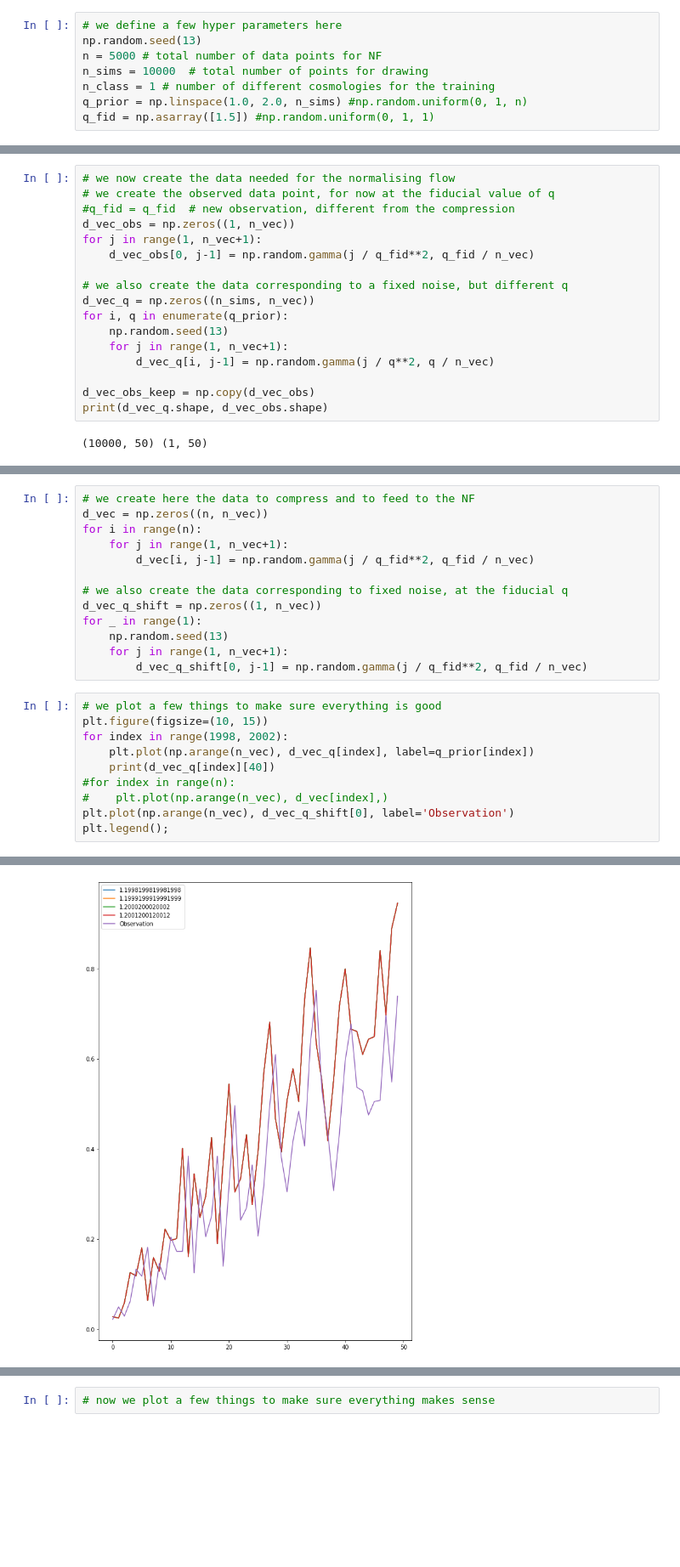
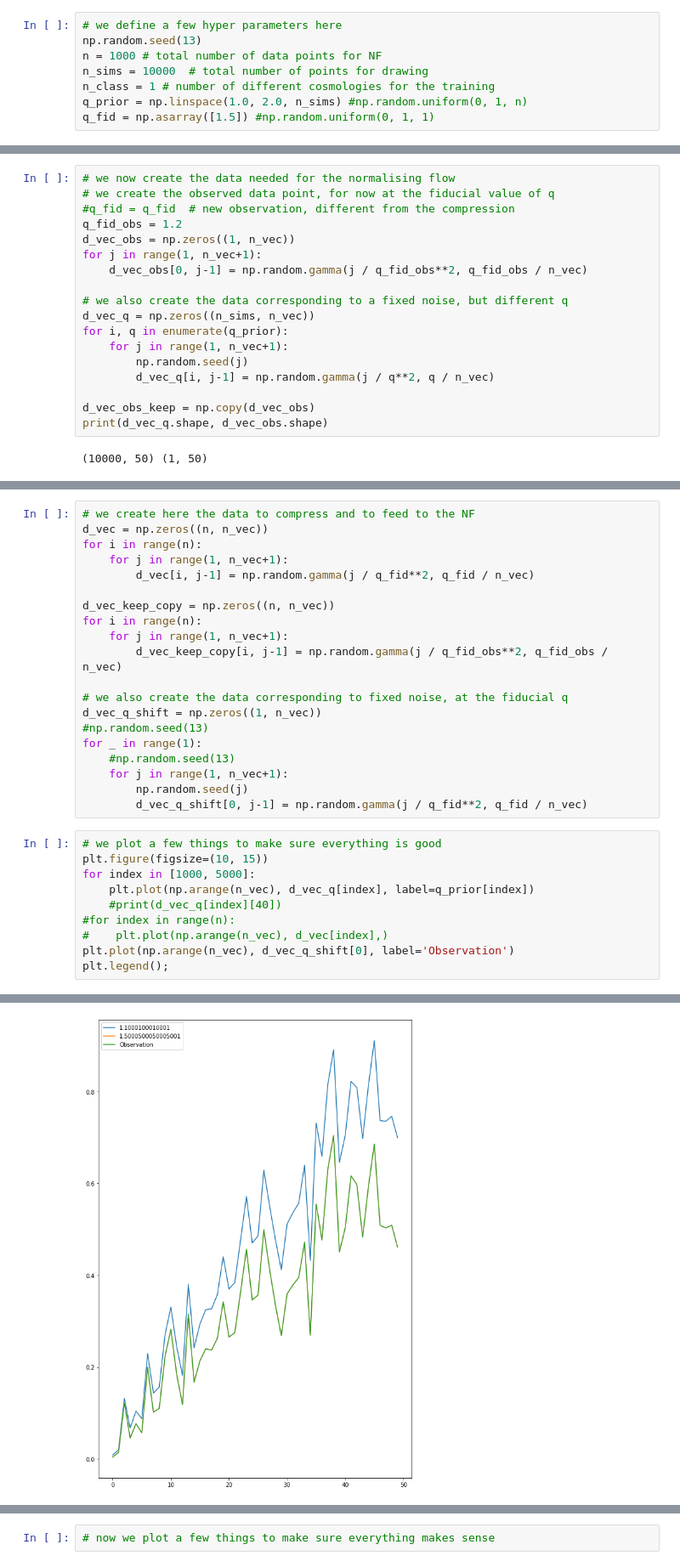
Before and after one commit to dpiras/pydelfi, a Jupyter notebook: examples/GLC_1D_with_score_compression_newds.ipynb, the cells around one changed output, grey strips where cells are left out. Shown: that part at 85% size. Drawn from its saved outputs; the diff is of its cells as text; blank space fills up the shorter version.

```diff
--- a/examples/GLC_1D_with_score_compression_newds.ipynb
+++ b/examples/GLC_1D_with_score_compression_newds.ipynb
@@ -25,7 +25,7 @@ tfb = tfp.bijectors
 # %%
 # we define a few hyper parameters here
 np.random.seed(13)
-n = 5000 # total number of data points for NF
+n = 1000 # total number of data points for NF
 n_sims = 10000  # total number of points for drawing
 n_class = 1 # number of different cosmologies for the training
 q_prior = np.linspace(1.0, 2.0, n_sims) #np.random.uniform(0, 1, n)
@@ -54,15 +54,16 @@ compressor_args=None
 # we now create the data needed for the normalising flow
 # we create the observed data point, for now at the fiducial value of q
 #q_fid = q_fid  # new observation, different from the compression
+q_fid_obs = 1.2
 d_vec_obs = np.zeros((1, n_vec))
 for j in range(1, n_vec+1):
-    d_vec_obs[0, j-1] = np.random.gamma(j / q_fid**2, q_fid / n_vec)
+    d_vec_obs[0, j-1] = np.random.gamma(j / q_fid_obs**2, q_fid_obs / n_vec)
 
 # we also create the data corresponding to a fixed noise, but different q
 d_vec_q = np.zeros((n_sims, n_vec))
 for i, q in enumerate(q_prior):
-    np.random.seed(13)
     for j in range(1, n_vec+1):
+        np.random.seed(j)
         d_vec_q[i, j-1] = np.random.gamma(j / q**2, q / n_vec)
 
 d_vec_obs_keep = np.copy(d_vec_obs)
@@ -89,18 +90,25 @@ for i in range(n):
     for j in range(1, n_vec+1):
         d_vec[i, j-1] = np.random.gamma(j / q_fid**2, q_fid / n_vec)
 
+d_vec_keep_copy = np.zeros((n, n_vec))
+for i in range(n):
+    for j in range(1, n_vec+1):
+        d_vec_keep_copy[i, j-1] = np.random.gamma(j / q_fid_obs**2, q_fid_obs / n_vec)
+
 # we also create the data corresponding to fixed noise, at the fiducial q
 d_vec_q_shift = np.zeros((1, n_vec))
+#np.random.seed(13)
 for _ in range(1):
-    np.random.seed(13)
+    #np.random.seed(13)
     for j in range(1, n_vec+1):
+        np.random.seed(j)
         d_vec_q_shift[0, j-1] = np.random.gamma(j / q_fid**2, q_fid / n_vec)
 # %%
 # we plot a few things to make sure everything is good
 plt.figure(figsize=(10, 15))
-for index in range(1998, 2002):
+for index in [1000, 5000]:
     plt.plot(np.arange(n_vec), d_vec_q[index], label=q_prior[index])
-    print(d_vec_q[index][40])
+    #print(d_vec_q[index][40])
 #for index in range(n):
 #    plt.plot(np.arange(n_vec), d_vec[index],)
 plt.plot(np.arange(n_vec), d_vec_q_shift[0], label='Observation')
@@ -113,4 +117,4 @@ plt.legend();
-[figure, old version]
+[figure, new version]
 # %%
 # we need to retrieve all the needed summaries here, so:
 # 1) the summaries of the fixed noise vectors
```
Also changed, not shown: parts of 39 cells of this notebook, 2 other files.
